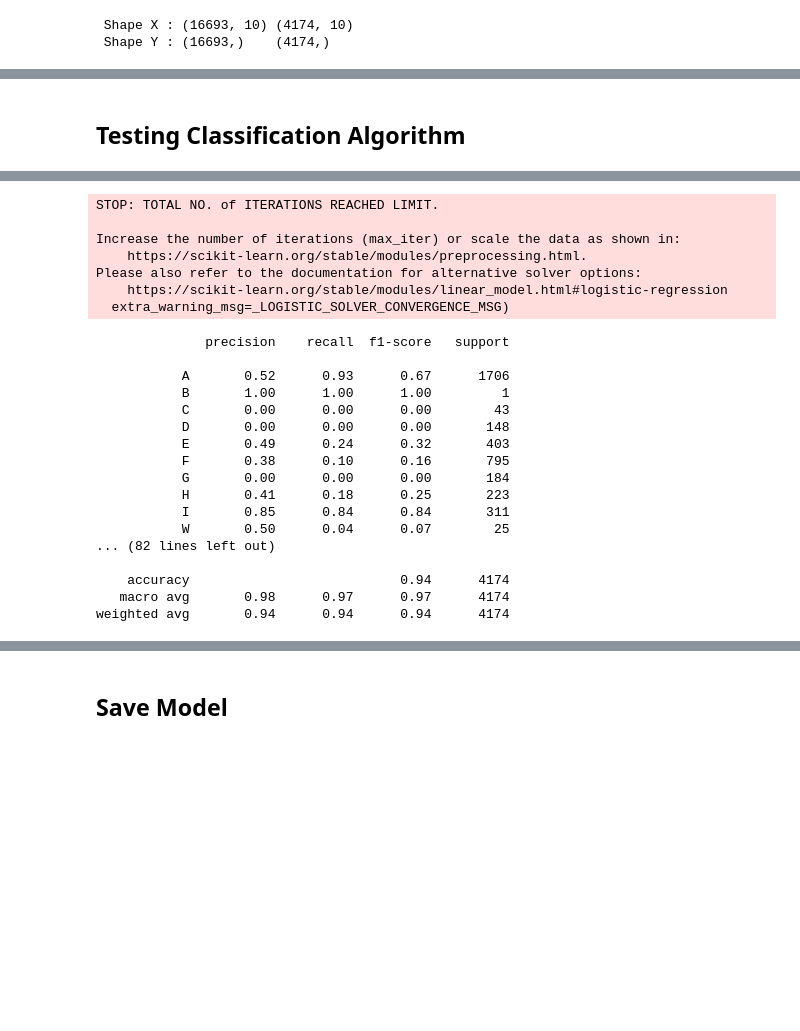
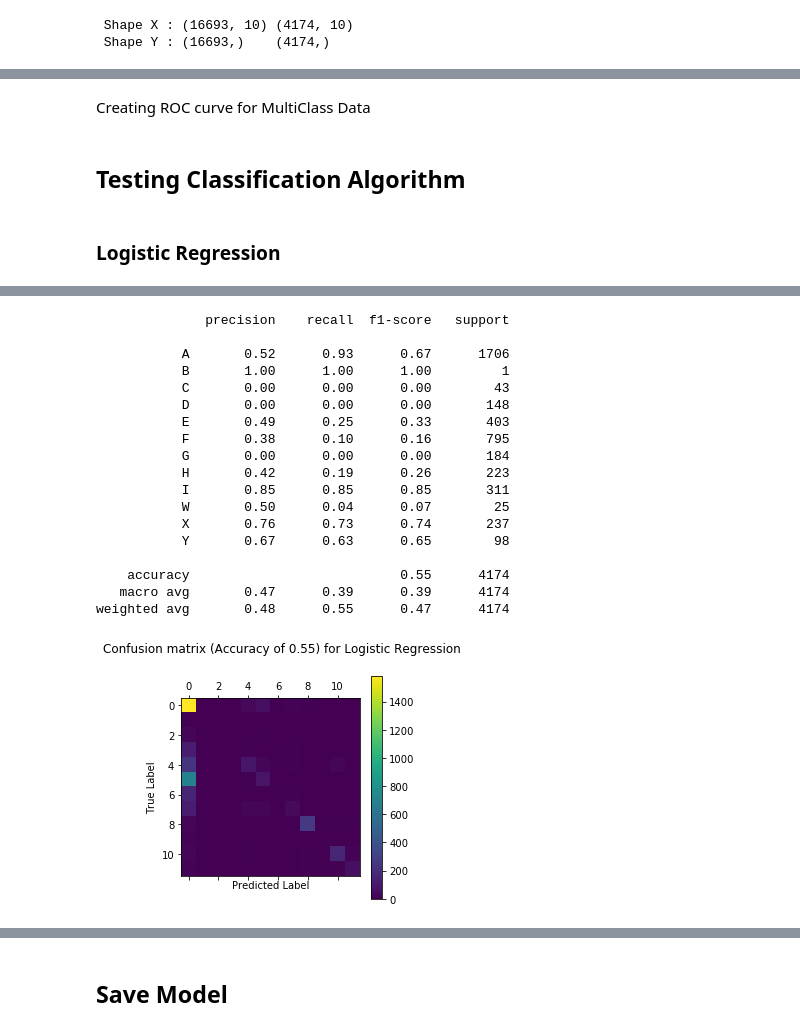
Before and after one commit to medartus/Avila-Analysis, a Jupyter notebook: notebook/Avila.ipynb, the cells around one changed output, grey strips where cells are left out. Cells and saved outputs as stored; diff of their text form; code cells hidden in the pictures; blank space fills up the shorter version.

```diff
--- a/notebook/Avila.ipynb
+++ b/notebook/Avila.ipynb
@@ -203,0 +206,9 @@ def GradientBoostingModel(x_train, y_train, x_test):
+# %%
+from sklearn.preprocessing import StandardScaler,label_binarize
+
+scaler = StandardScaler()
+scaler.fit(x_train)
+x_train = scaler.transform(x_train)
+x_test  = scaler.transform(x_test)
+y_train_multi = label_binarize(y_train, classes=DATASET_CLASS)
+y_test_multi = label_binarize(y_test, classes=DATASET_CLASS)
@@ -203,0 +217,15 @@ def GradientBoostingModel(x_train, y_train, x_test):
+# %%
+from sklearn.metrics import confusion_matrix,accuracy_score
+
+def ConfusionMatrix(y_test, predictions, title):
+    cm = confusion_matrix(y_test, predictions)
+    accur = accuracy_score(y_test, predictions)
+
+    plt.matshow  (cm)
+    plt.ylabel   ('True Label')
+    plt.xlabel   ('Predicted Label')
+    plt.suptitle ('Confusion matrix (Accuracy of %.2f) for %s'%(accur,title))
+    plt.colorbar ()
+    plt.show     ()
+# %% [markdown]
+Creating ROC curve for MultiClass Data
@@ -214,8 +280,12 @@ classifcation = {
+# %% [markdown]
+### Logistic Regression
 # %%
-from sklearn.metrics import classification_report
+from sklearn.linear_model import LogisticRegression
 
-for name, fct in classifcation.items():
-    print(f'----------------- {name} -----------------')
-    predictions = fct(x_train, y_train, x_test)
-    print(classification_report(y_test, predictions))
+name = 'Logistic Regression'
+
+predictions = LogisticRegression().fit(x_train, y_train).predict(x_test)
+
+print(classification_report(y_test, predictions))
+ConfusionMatrix(y_test, predictions,name)
 # %% [output]
@@ -223,24 +299,19 @@ for name, fct in classifcation.items():
-STOP: TOTAL NO. of ITERATIONS REACHED LIMIT.
+              precision    recall  f1-score   support
 
-Increase the number of iterations (max_iter) or scale the data as shown in:
-    https://scikit-learn.org/stable/modules/preprocessing.html.
-Please also refer to the documentation for alternative solver options:
-    https://scikit-learn.org/stable/modules/linear_model.html#logistic-regression
-  extra_warning_msg=_LOGISTIC_SOLVER_CONVERGENCE_MSG)
+           A       0.52      0.93      0.67      1706
+           B       1.00      1.00      1.00         1
+           C       0.00      0.00      0.00        43
+           D       0.00      0.00      0.00       148
+           E       0.49      0.25      0.33       403
+           F       0.38      0.10      0.16       795
+           G       0.00      0.00      0.00       184
+           H       0.42      0.19      0.26       223
+           I       0.85      0.85      0.85       311
+           W       0.50      0.04      0.07        25
+           X       0.76      0.73      0.74       237
+           Y       0.67      0.63      0.65        98
+
+    accuracy                           0.55      4174
+   macro avg       0.47      0.39      0.39      4174
+weighted avg       0.48      0.55      0.47      4174
-              precision    recall  f1-score   support
-
-           A       0.52      0.93      0.67      1706
-           B       1.00      1.00      1.00         1
-           C       0.00      0.00      0.00        43
-           D       0.00      0.00      0.00       148
-           E       0.49      0.24      0.32       403
-           F       0.38      0.10      0.16       795
-           G       0.00      0.00      0.00       184
-           H       0.41      0.18      0.25       223
-           I       0.85      0.84      0.84       311
-           W       0.50      0.04      0.07        25
-... (82 lines left out)
-
-    accuracy                           0.94      4174
-   macro avg       0.98      0.97      0.97      4174
-weighted avg       0.94      0.94      0.94      4174
+[figure, added]
```
Also changed, not shown: parts of 50 cells of this notebook, 3 other files.
